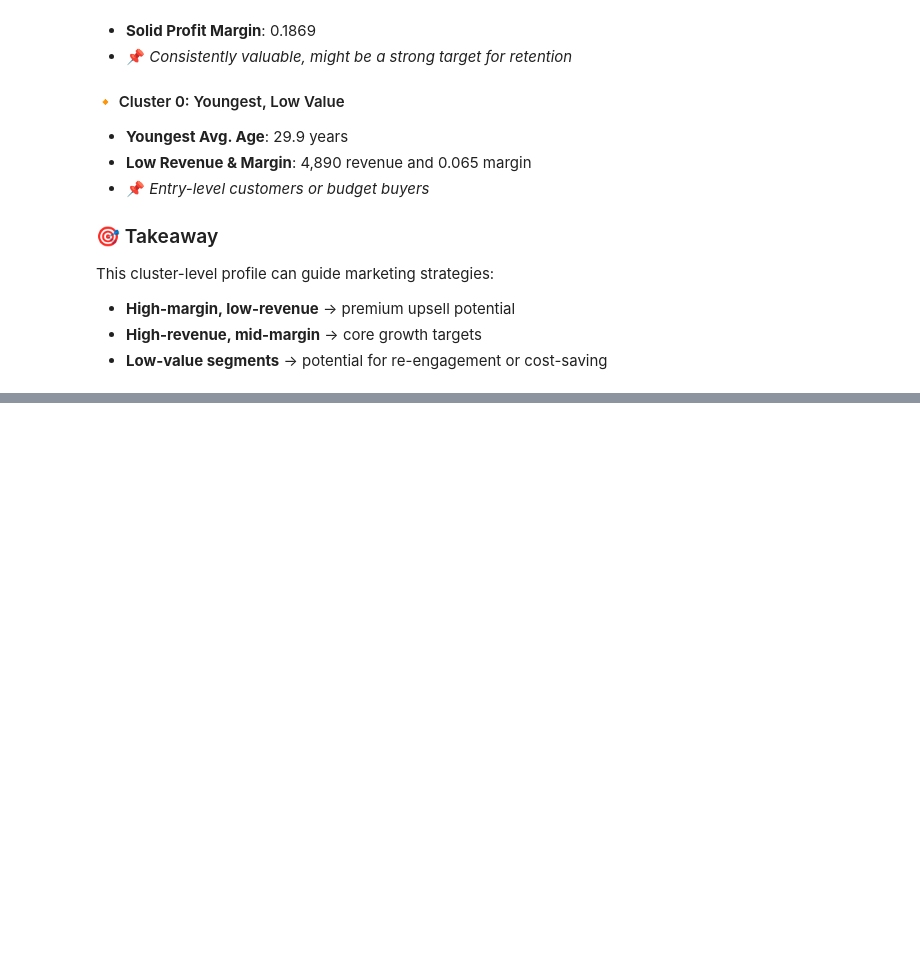
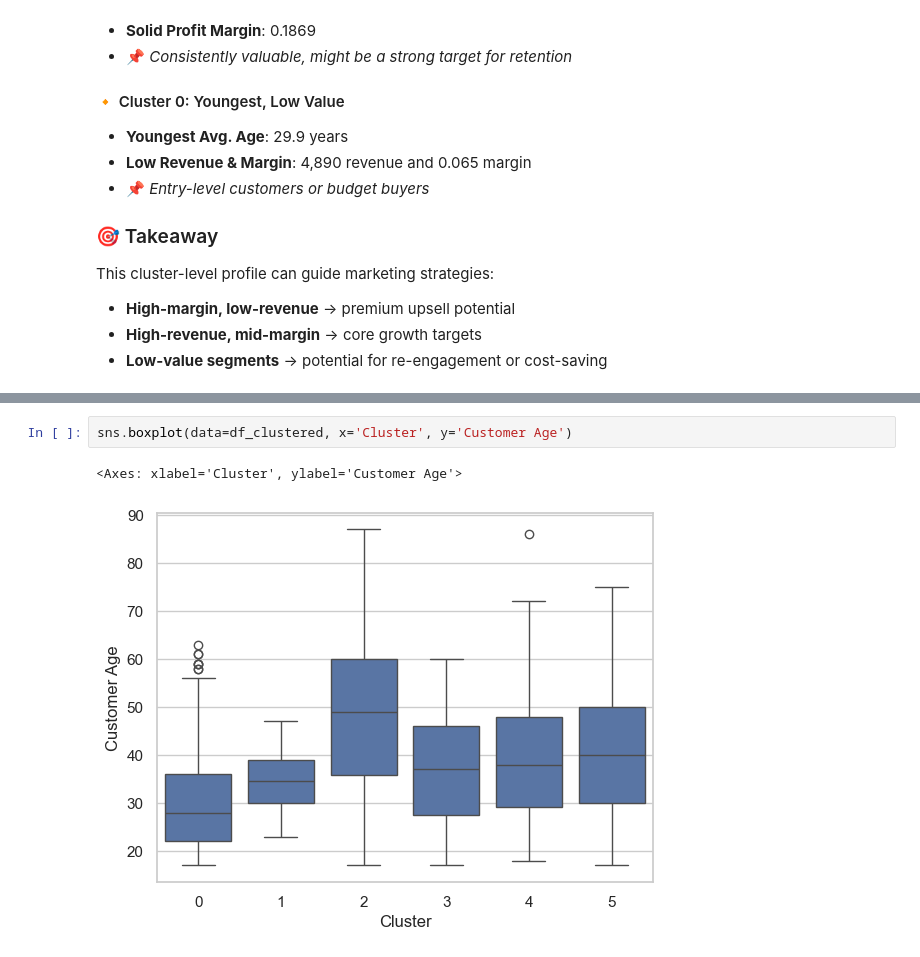
Before and after one commit to Girlcoding22/INDENG142_Sp25, a Jupyter notebook: Aggregated_PCA_KMeans.ipynb, the cells around one changed output, grey strips where cells are left out. Cells and saved outputs as stored; diff of their text form; blank space fills up the shorter version.

```diff
--- a/Aggregated_PCA_KMeans.ipynb
+++ b/Aggregated_PCA_KMeans.ipynb
@@ -435,0 +494,5 @@ This cluster-level profile can guide marketing strategies:
+# %%
+sns.boxplot(data=df_clustered, x='Cluster', y='Customer Age')
+# %% [output]
+<Axes: xlabel='Cluster', ylabel='Customer Age'>
+[figure, added]
```
Also changed, not shown: parts of 6 cells of this notebook.
